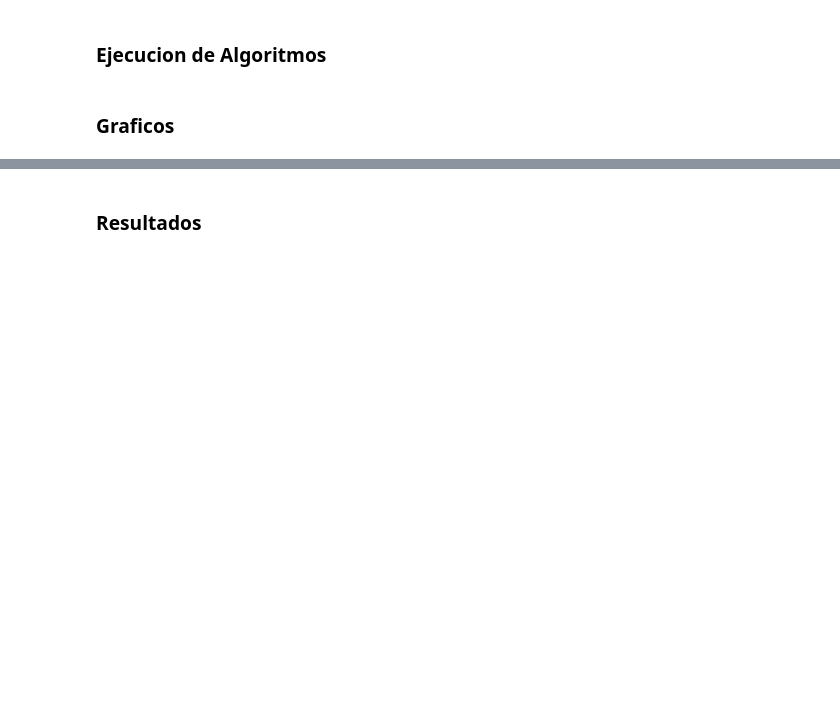
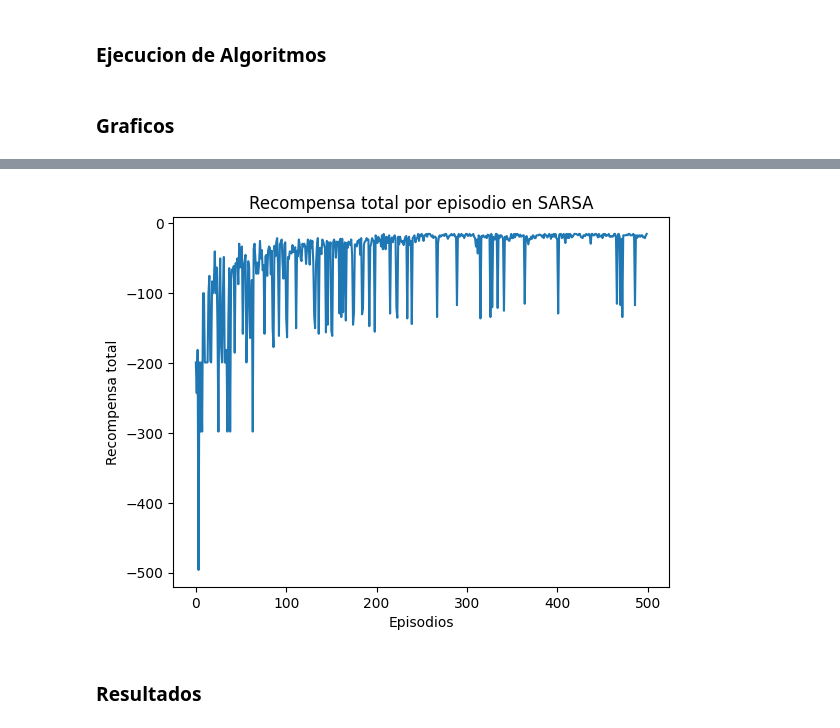
Before and after one commit to Diego-CB/Lab5-AR, a Jupyter notebook: main.ipynb, the cells around one changed output, grey strips where cells are left out. Drawn from its saved outputs; the diff is of its cells as text; code cells hidden in the pictures; blank space fills up the shorter version.

```diff
--- a/main.ipynb
+++ b/main.ipynb
@@ -12,7 +12,7 @@ import numpy as np
 # %%
 import gymnasium as gym
 
-env = gym.make("CliffWalking-v0", render_mode="human")
+env = gym.make("CliffWalking-v0")
 
 # Parametros
 alpha = 0.1
@@ -39,31 +39,20 @@ Q = np.zeros((n_states, n_actions))
 # Algoritmo SARSA
 # Code based on: https://www.geeksforgeeks.org/sarsa-reinforcement-learning/
 
-def choose_action(state):
-    action=0
-    if np.random.uniform(0, 1) < epsilon:
-        action = env.action_space.sample()
-    else:
-        action = np.argmax(Q[state, :])
-    return action
-
 #Function to learn the Q-value
 def update(state, state2, reward, action, action2):
     predict = Q[state, action]
-    target = reward + gamma * Q[state2, action2]
-    Q[state, action] = Q[state, action] + alpha * (target - predict)
+    return Q[state, action] + alpha * (reward + gamma * Q[state2, action2] - predict)
 
 def sars_step(env, state, action):
     next_state, reward, done, _, _ = env.step(action)
-    if done: return state, action, reward
+    if done: return state, action, reward, done
+
     next_action = epsilon_greedy_policy(next_state, Q, epsilon)
 
-    update(state, next_state, reward, action, next_action)
+    Q[state, action] = update(state, next_state, reward, action, next_action)
 
-    state = next_state
-    action = next_action
-
-    return state, action, reward
+    return next_state, next_action, reward, done
 # %% [markdown]
 ### Implementacion de Q-Learning
 # %% [markdown]
@@ -72,16 +61,21 @@ def sars_step(env, state, action):
 # Trinning Loop
 def trainnin_loop(alg, episodes=10, max_steps_per_episode=10):
     rewards_per_episode = []
-    total_reward = 0
 
     for episode in range(episodes):
+        total_reward = 0
         state, _ = env.reset()
         action = epsilon_greedy_policy(state, Q, epsilon)
 
         for step in range(max_steps_per_episode):
-            new_state, new_action, reward = alg(env, state, action)
+
+            new_state, new_action, reward, done = alg(env, state, action)
+
             total_reward += reward
             state, action = new_state, new_action
+
+            if done:
+                break
 
         rewards_per_episode.append(total_reward)
 
@@ -103,2 +92,11 @@ plot_rewards(history)
+# %%
+history = trainnin_loop(sars_step, 500, 100)
+plt.plot(history)
+plt.xlabel('Episodios')
+plt.ylabel('Recompensa total')
+plt.title('Recompensa total por episodio en SARSA')
+plt.show()
+# %% [output]
+[figure, added]
 # %% [markdown]
 ### Resultados
```
Also changed, not shown: parts of 2 cells of this notebook.
